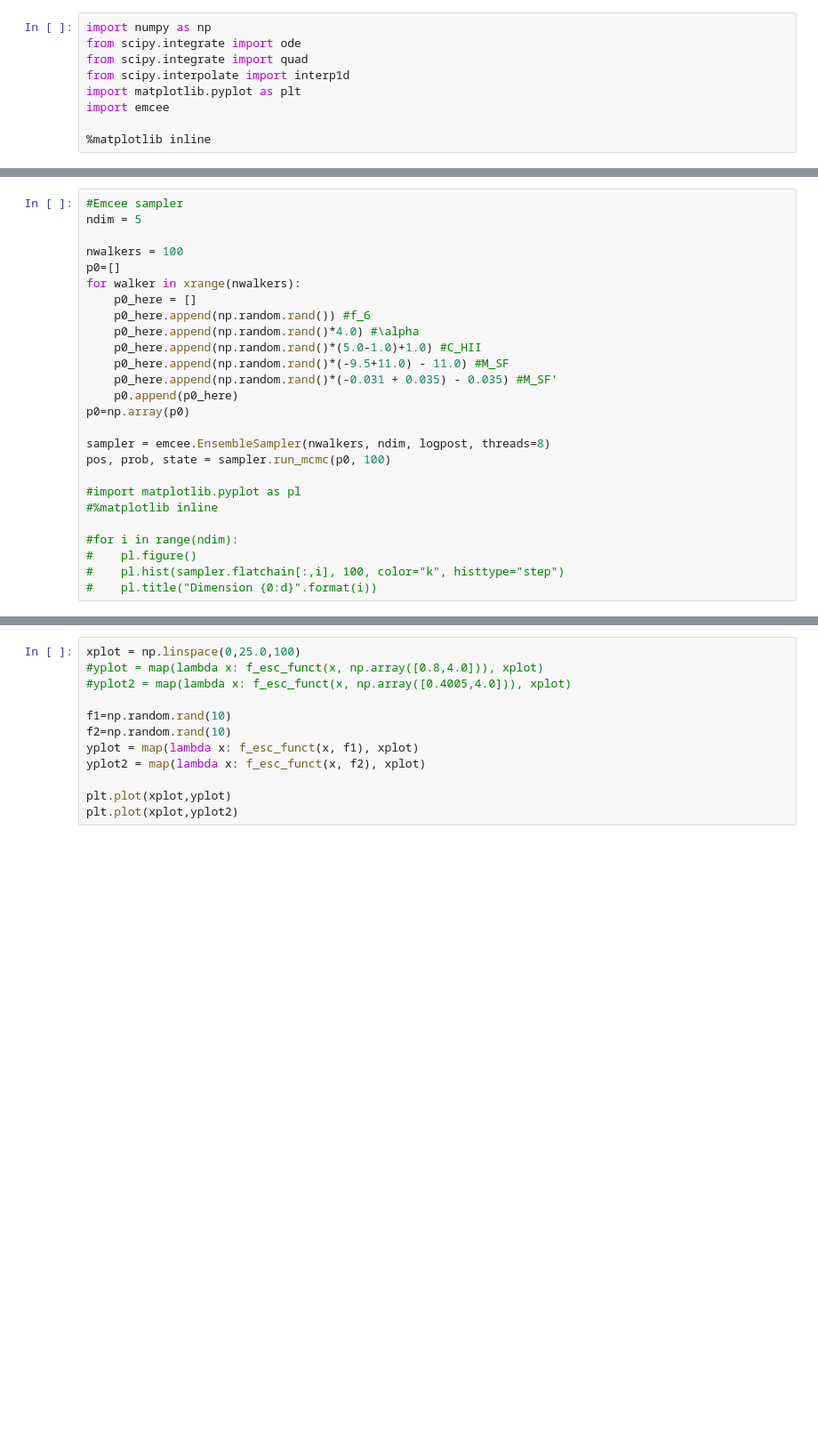
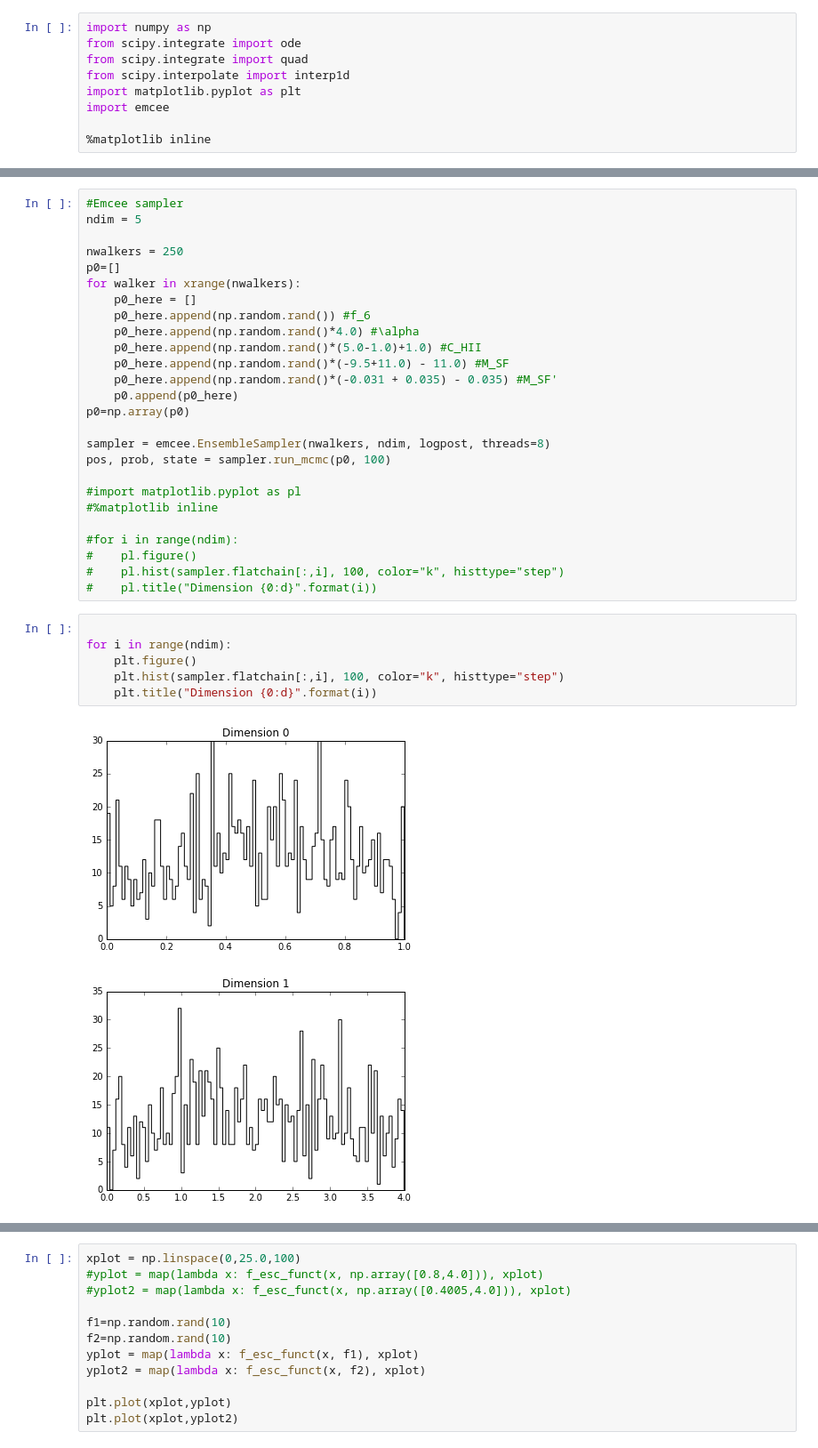
Before and after one commit to laynep/tau_calc_reion, a Jupyter notebook: tau_sampler.ipynb, the cells around one changed output, grey strips where cells are left out. Shown at 89% size. Drawn from its saved outputs; the diff is of its cells as text; blank space fills up the shorter version.

```diff
--- a/tau_sampler.ipynb
+++ b/tau_sampler.ipynb
@@ -308,7 +298,7 @@ logpost(xvect)
 #Emcee sampler
 ndim = 5
 
-nwalkers = 100
+nwalkers = 250
 p0=[]
 for walker in xrange(nwalkers):
     p0_here = []
@@ -330,3 +320,12 @@ pos, prob, state = sampler.run_mcmc(p0, 100)
 #    pl.figure()
 #    pl.hist(sampler.flatchain[:,i], 100, color="k", histtype="step")
 #    pl.title("Dimension {0:d}".format(i))
+# %%
+
+for i in range(ndim):
+    plt.figure()
+    plt.hist(sampler.flatchain[:,i], 100, color="k", histtype="step")
+    plt.title("Dimension {0:d}".format(i))
+# %% [output]
+[figure, added]
+[figure, added]
```
Also changed, not shown: parts of 2 cells of this notebook.
